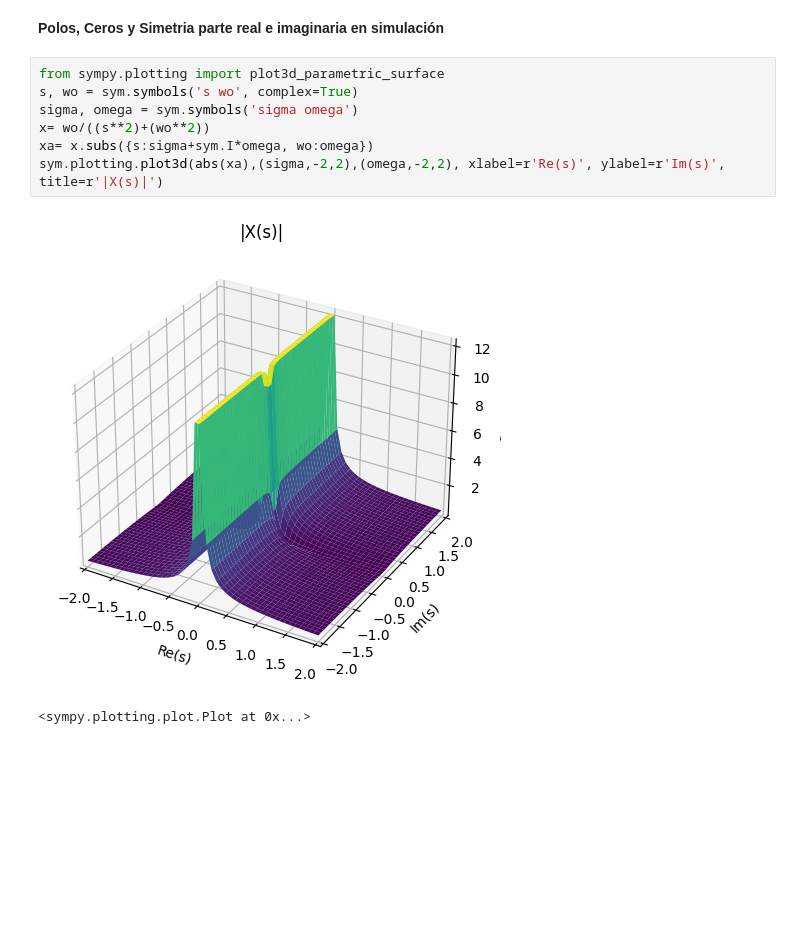
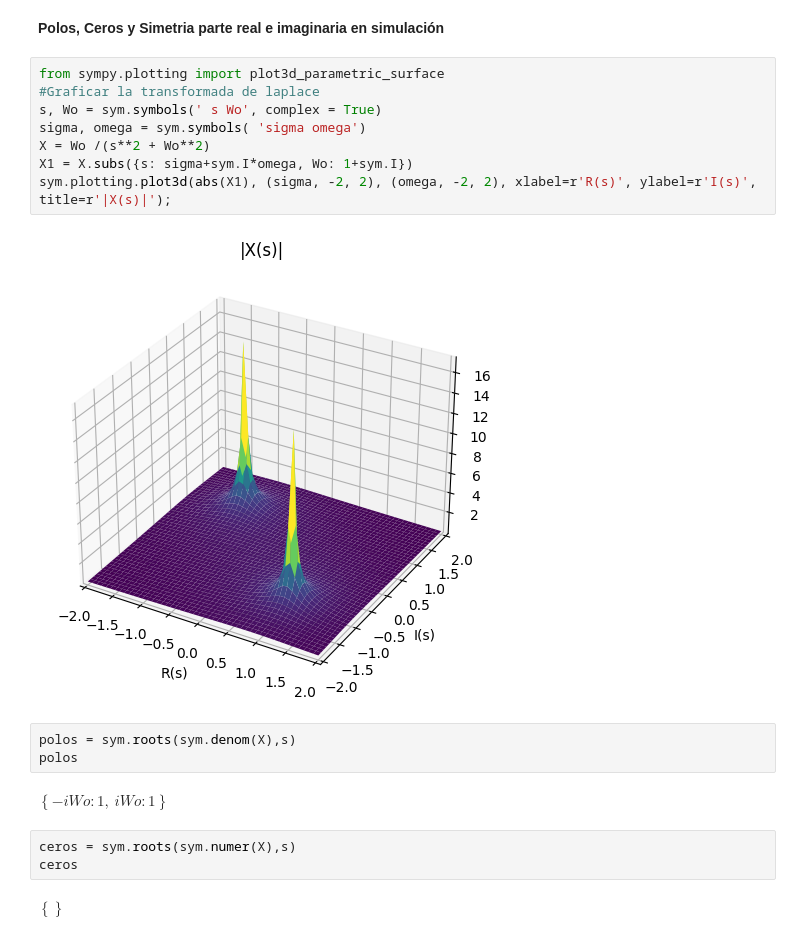
Before and after one commit to GabrielaRomoM/EjerciciosSYS-Phyton, a Jupyter notebook: LAPLACE/Cuaderno_2_Propiedades.ipynb, the cells around one changed output. Cells and saved outputs as stored; diff of their text form; blank space fills up the shorter version.

```diff
--- a/LAPLACE/Cuaderno_2_Propiedades.ipynb
+++ b/LAPLACE/Cuaderno_2_Propiedades.ipynb
@@ -40,11 +40,21 @@ Se observa que la parte real es par R{X(s)}=R{X(−s)}, y la parte imaginaria es
 **Polos, Ceros y Simetria parte real e imaginaria en simulación**
 # %%
 from sympy.plotting import plot3d_parametric_surface
-s, wo = sym.symbols('s wo', complex=True)
-sigma, omega = sym.symbols('sigma omega')
-x= wo/((s**2)+(wo**2))
-xa= x.subs({s:sigma+sym.I*omega, wo:omega})
-sym.plotting.plot3d(abs(xa),(sigma,-2,2),(omega,-2,2), xlabel=r'Re(s)', ylabel=r'Im(s)', title=r'|X(s)|')
+#Graficar la transformada de laplace
+s, Wo = sym.symbols(' s Wo', complex = True)
+sigma, omega = sym.symbols( 'sigma omega')
+X = Wo /(s**2 + Wo**2)
+X1 = X.subs({s: sigma+sym.I*omega, Wo: 1+sym.I})
+sym.plotting.plot3d(abs(X1), (sigma, -2, 2), (omega, -2, 2), xlabel=r'R(s)', ylabel=r'I(s)', title=r'|X(s)|');
 # %% [output]
-[figure, old version]
+[figure, new version]
-<sympy.plotting.plot.Plot at 0x...>
+# %%
+polos = sym.roots(sym.denom(X),s)
+polos
+# %% [output]
+$\displaystyle \left\{ - i Wo : 1, \  i Wo : 1\right\}$
+# %%
+ceros = sym.roots(sym.numer(X),s)
+ceros
+# %% [output]
+$\displaystyle \left\{ \right\}$
```
Also changed, not shown: parts of 2 cells of this notebook.
